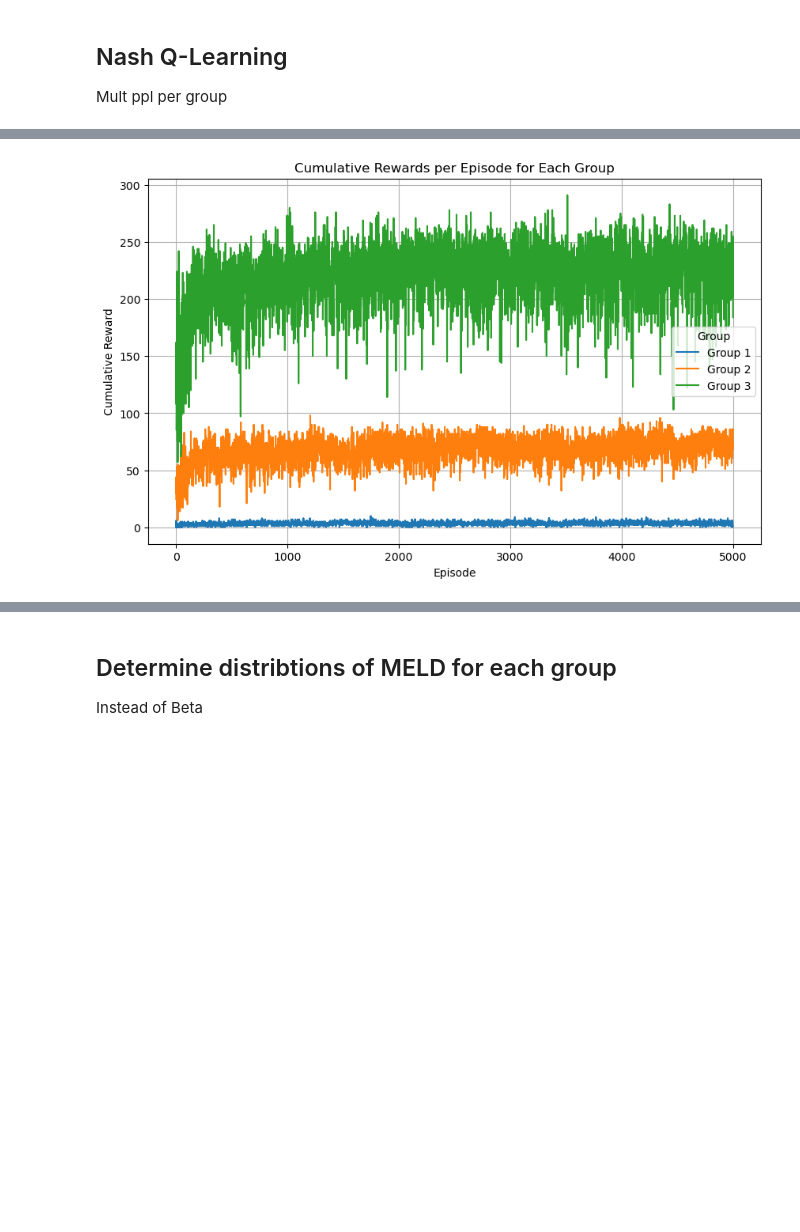
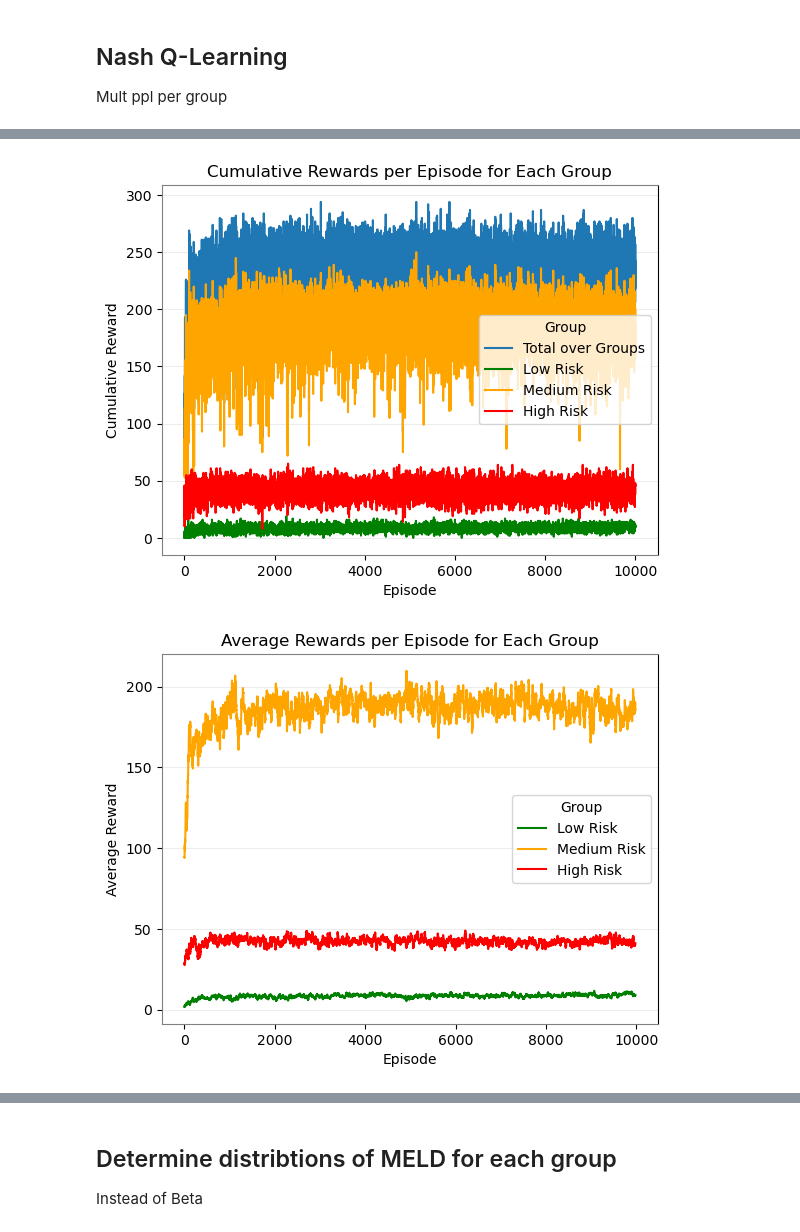
Before and after one commit to justinebreuch/organ-allocation, a Jupyter notebook: MMDP.ipynb, the cells around one changed output, grey strips where cells are left out. Cells and saved outputs as stored; diff of their text form; code cells hidden in the pictures; blank space fills up the shorter version.

```diff
--- a/MMDP.ipynb
+++ b/MMDP.ipynb
@@ -524,9 +763,9 @@ import matplotlib.pyplot as plt
 num_groups = 3  # Patient groups: Low Risk, Medium Risk, High Risk
 total_organs = 50  # Initial organ supply
 time_horizon = 30  # Ischemic time limit (discrete time steps)
-num_episodes = 5000  # Number of Q-learning episodes
+num_episodes = 10000 # Number of Q-learning episodes
 
-patients_per_group = {1: 1, 2: 2, 3: 5}
+patients_per_group = {1: 2, 2: 5, 3:1 }
 
 epsilon = 0.8
 alpha = 0.9
@@ -631,14 +870,71 @@ for episode in range(num_episodes):
     epsilon = max(0.1, epsilon * 0.99)  # Decay epsilon
 
 # Plot cumulative rewards per episode
-plt.figure(figsize=(10, 6))
+labels = ['Low Risk', 'Medium Risk', 'High Risk']
+colors = ['green', 'orange', 'red']
+plt.plot([sum(values) for values in zip(*group_rewards_per_episode.values())], label = 'Total over Groups')
+plt.grid(axis='y', color='lightgray', linestyle='-', linewidth=0.5, alpha=0.6)
 for group_id in range(num_groups):
-    plt.plot(group_rewards_per_episode[group_id], label=f"Group {group_id + 1}")
-
+    plt.plot(group_rewards_per_episode[group_id], label=labels[group_id], color = colors[group_id])
 plt.title("Cumulative Rewards per Episode for Each Group")
 plt.xlabel("Episode")
 plt.ylabel("Cumulative Reward")
 plt.legend(title="Group")
-plt.grid()
+ax = plt.gca()  # Get the current axis
+ax.spines['top'].set_color('gray')
+ax.spines['bottom'].set_color('gray')
+ax.spines['left'].set_color('gray')
+plt.savefig('Nash-multi-group-cumulative.png')
 plt.show()
+
+window = 20  # Moving average window
+avg_rewards = [ [
+    np.mean(group_rewards_per_episode[group_id][i : i + window])
+    for i in range(len(rewards_per_episode) - window)
+] for group_id in range(num_groups)]
+
+# Plot cumulative rewards per episode
+labels = ['Low Risk', 'Medium Risk', 'High Risk']
+colors = ['green', 'orange', 'red']
+plt.grid(axis='y', color='lightgray', linestyle='-', linewidth=0.5, alpha=0.6)
+for group_id in range(num_groups):
+    plt.plot(avg_rewards[group_id], label=labels[group_id], color = colors[group_id])
+plt.title("Average Rewards per Episode for Each Group")
+plt.xlabel("Episode")
+plt.ylabel("Average Reward")
+plt.legend(title="Group")
+ax = plt.gca()  # Get the current axis
+ax.spines['top'].set_color('gray')
+ax.spines['bottom'].set_color('gray')
+ax.spines['left'].set_color('gray')
+plt.savefig('Nash-multi-group-average.png')
+plt.show()
+for group_id in range(num_groups):
+    # Extract the optimal policy for the group
+    optimal_policy = extract_optimal_policy_Nash(group_Q_tables[group_id])
+
+    # Simulate using the optimal policy for the group
+    organs_allocated = simulate_with_optimal_policy_per_group(optimal_policy, total_organs, time_horizon, initialize_state, decentralized_transition)
+
+    # Plot the organs allocated for this group
+    plt.plot(range(1, len(organs_allocated) + 1), organs_allocated, label=labels[group_id], color = colors[group_id])
+
+# Format the plot
+plt.grid(axis='y', color='gray', linestyle='-', linewidth=0.5, alpha=0.4)
+
+ax = plt.gca()  # Get the current axis
+ax.spines['top'].set_color('gray')
+ax.spines['bottom'].set_color('gray')
+ax.spines['left'].set_color('gray')
+ax.spines['right'].set_color('gray')
+
+plt.xlim(0, time_horizon)
+plt.ylim(0, total_organs + 2)
+plt.title("Organs Allocated Over Time for Each Group")
+plt.xlabel("Time Steps")
+plt.ylabel("Total Organs Allocated")
+plt.legend()
+plt.savefig('Nash-multi-group-org-alloc.png')
+
+plt.show()
 # %% [output]
@@ -655 +961,2 @@ Episode 4501/5000
-[figure, old version]
+[figure, new version]
+[figure, added]
```
Also changed, not shown: parts of 23 cells of this notebook.
